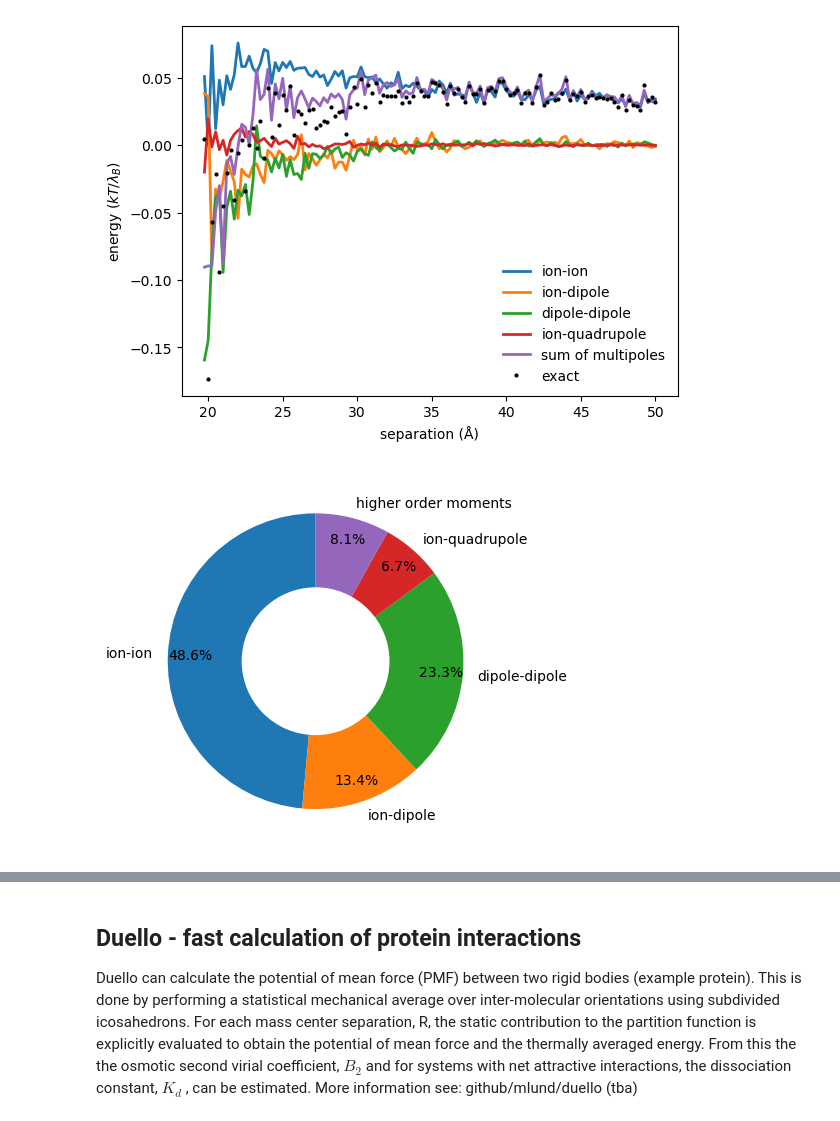
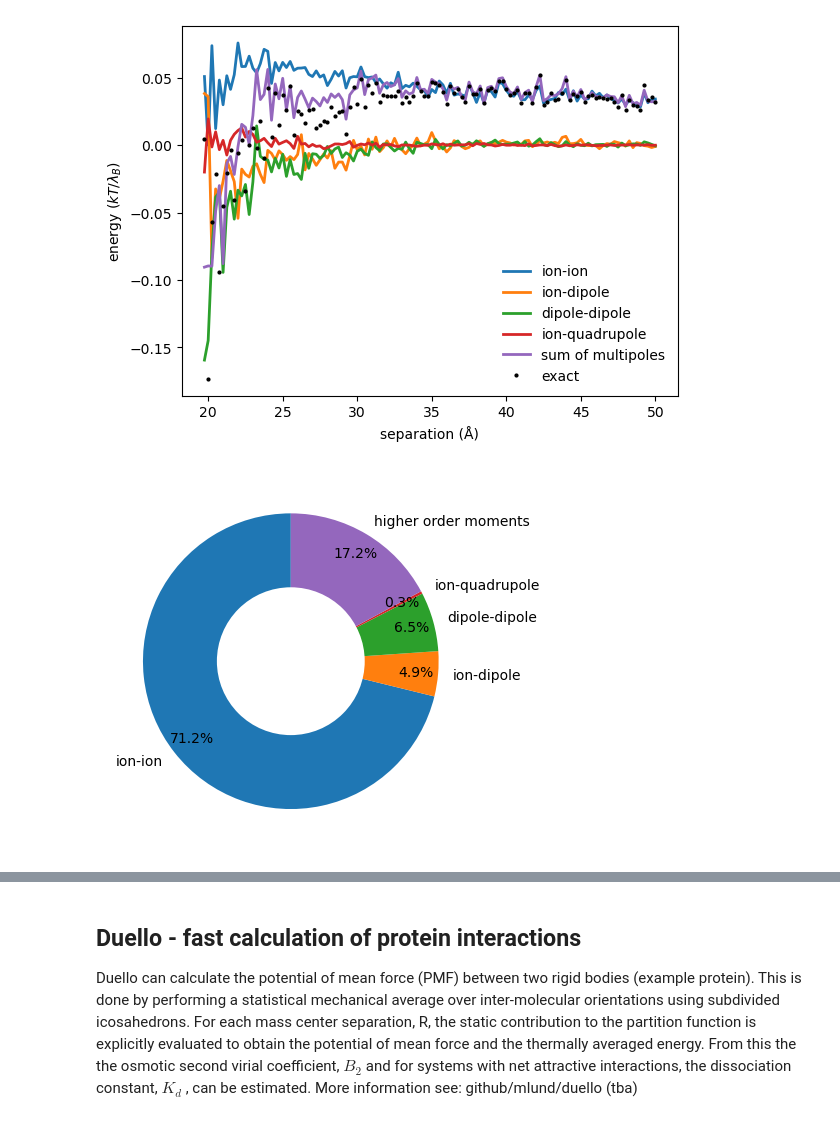
Before and after one commit to IVinterbladh/YRI-Protein-Simulation, a Jupyter notebook: Simulation_of_PP_interactions.ipynb, the cells around one changed output, grey strips where cells are left out. Drawn from its saved outputs; the diff is of its cells as text; code cells hidden in the pictures.

```diff
--- a/Simulation_of_PP_interactions.ipynb
+++ b/Simulation_of_PP_interactions.ipynb
@@ -156,38 +157,38 @@ plt.savefig('multipole.png', bbox_inches='tight')
 [figure]
 # %%
 ### Visualizing of the multipole moments
-rmin = 23 # choose at which separation you want to plot
+rmin = 30 # choose at which separation you want to plot
 
 mp = {"exact": [], "sum of multipoles": [], "ion-ion": [], "ion-dipole": [], "dipole-dipole": [], "ion-quadrupole": []}
 
 R, exact, tot, ii, id, dd, iq, mucorr = np.loadtxt('multipole.dat', unpack=True, skiprows=2)
 mask = (R == rmin)
 mp['exact'].append( exact[mask] )
 mp['sum of multipoles'].append( tot[mask] )
 mp['ion-ion'].append( ii[mask] )
 mp['ion-dipole'].append( id[mask] )
 mp['dipole-dipole'].append( dd[mask] )
 mp['ion-quadrupole'].append( iq[mask] )
 
 exact = mp['exact'][0][0]
 contributions = {}
 sum_of_multipoles = 0
 for name, energies in mp.items():
     if name == 'exact' or name == 'sum of multipoles':
         continue
     percentage = energies[0][0] / exact * 100
     contributions[name] = np.abs(percentage)
     sum_of_multipoles += percentage
 
 contributions['higher order moments'] = np.abs(100 - sum_of_multipoles)
 explode = [0, 0, 0, 0, 0.1]
 plt.pie(contributions.values(), labels=contributions.keys(), autopct='%1.1f%%', pctdistance=0.85, startangle=90)
 centre_circle = plt.Circle((0,0), 0.5, fc='white')
 plt.gca().add_artist(centre_circle)
 plt.savefig("multipole_donut.pdf", bbox_inches='tight')
 plt.show()
 # %% [output]
-[figure, old version]
+[figure, new version]
 # %%
 ### Load topology and trajectory
 u = mda.Universe("confout.xyz", "traj.xtc")
```
Also changed, not shown: parts of 3 cells of this notebook, 4 other files.
